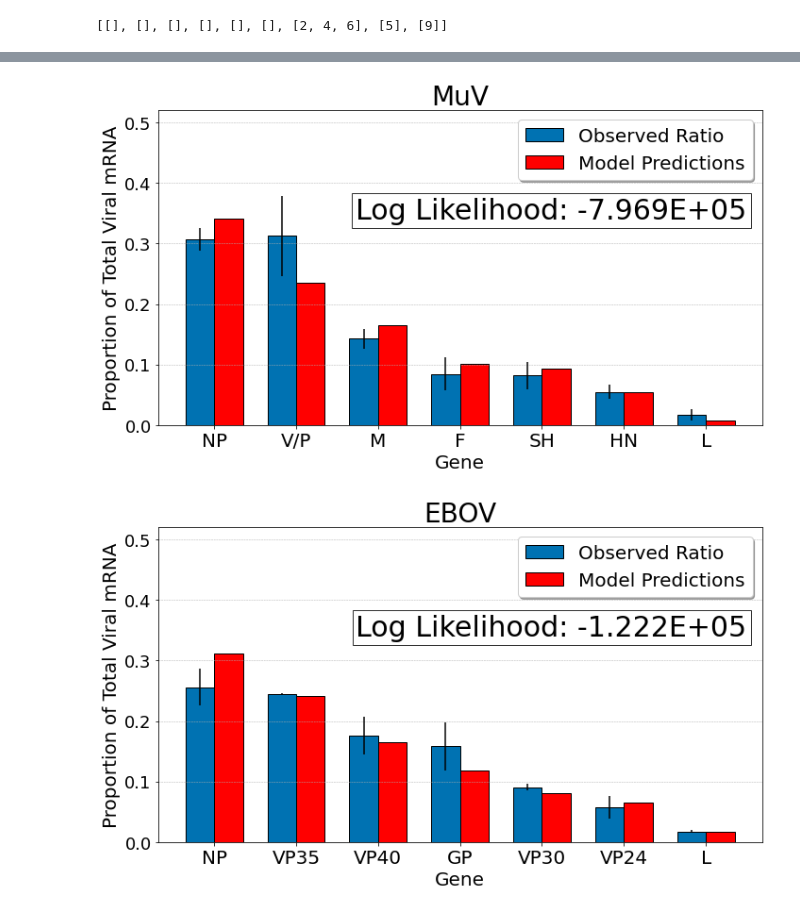
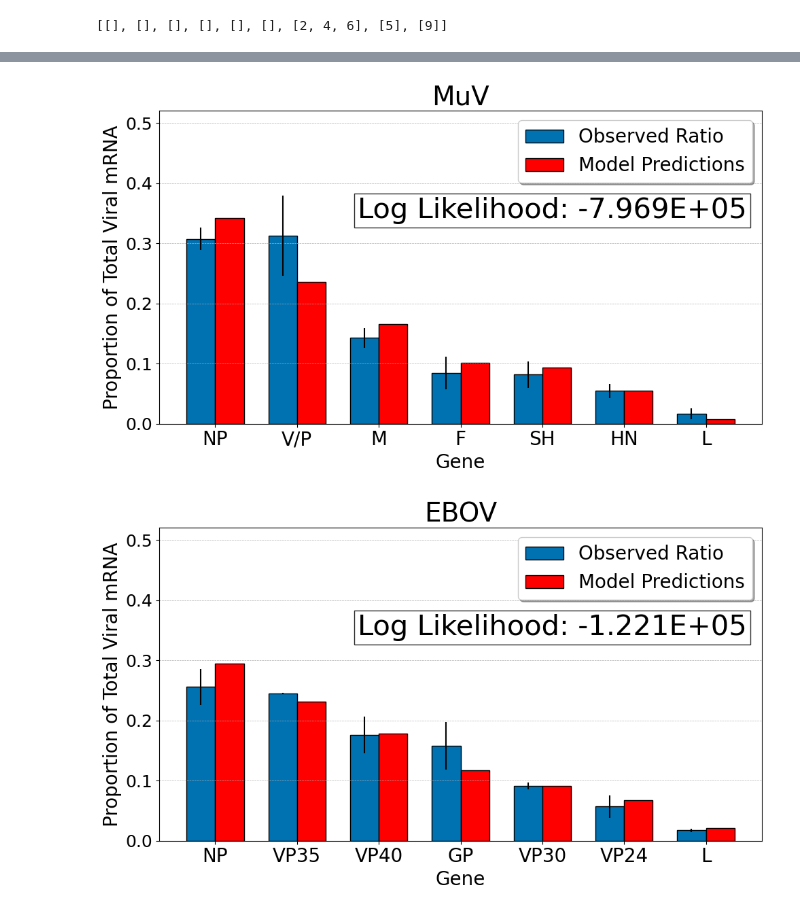
Before and after one commit to Peccoud-Lab/NNSV_Transcription_Model_2024, a Jupyter notebook: Notebook1-NNSV_Transcription_Model.ipynb, the cells around one changed output, grey strips where cells are left out. Drawn from its saved outputs; the diff is of its cells as text; code cells hidden in the pictures.

```diff
--- a/Notebook1-NNSV_Transcription_Model.ipynb
+++ b/Notebook1-NNSV_Transcription_Model.ipynb
@@ -204,10 +237,10 @@ overlaps
 
 def obj_fun(x):
     p = x[0]
-    p_trans = x[1]
-    pred = np.array([p**x * p_trans for x in genome_pos])
+    p_backtrack = x[1]
+    pred = np.array([p**x for x in genome_pos])
     for t in ov:
-        pred[ov] = pred[ov] * (1-p_trans)
+        pred[ov] = pred[ov] * (p_backtrack)
     lambda_pred = pred/np.sum(pred)
     LL = 0
     if len(dv.shape) == 1:
@@ -222,7 +255,7 @@ def obj_fun(x):
             return np.inf
         return LL * -1
 # %%
-# iterate through each virus and fit the model 100,000 times starting at random positions.
+# iterate through each virus and fit the model 10,000 times starting at random positions.
 
 all_fits = []
 all_funcs = []
@@ -232,10 +265,12 @@ for j in range(len(viruses)):
     dv = np.array(virus_data[j])
     ov = overlaps[j]
     genome_pos = virus_genome_pos[j]
-    for i in range(200000):
+    for i in range(10000):
         res = minimize(obj_fun,( np.random.random(2) * np.array([0.5, 1]) ) + np.array([0.5, 0]), bounds = [[0.5, 1], [0, 1]], tol = 1e-20)
         fits.append(res.x)
         funcs.append(res.fun * -1)
+        if i % 10000 == 0:
+            print(i)
     all_fits.append(fits)
     all_funcs.append(funcs)
     print(viruses[j])
@@ -244,7 +298,7 @@ all_fits = np.array(all_fits)
 dfs = []
 for i in range(len(viruses)):
     df = pd.concat( [pd.DataFrame(all_fits[i]) , pd.DataFrame(all_funcs[i])], axis = 1)
-    df.columns = ["p(walk)", "ptransc", "Log Likelihood"]
+    df.columns = ["p_maintain", "p_backtrack", "Log Likelihood"]
     df.to_csv(f"Folder1-Parameter_Fits/{viruses[i]}_fits.csv")
     df = df[df.iloc[:,-1] == np.max(df.iloc[:,-1])].iloc[0]
     dfs.append(df)
@@ -262,10 +316,10 @@ for i in range(len(viruses)):
     pars = list(dfs.iloc[i][0:2])
     ov = overlaps[i]
     p = pars[0]
-    p_trans = pars[1]
-    pred = np.array([p**x * p_trans for x in genome_pos])
+    p_backtrack = pars[1]
+    pred = np.array([p**x for x in genome_pos])
     for t in ov:
-        pred[ov] = pred[ov] * (1-p_trans)
+        pred[ov] = pred[ov] * (p_backtrack)
     pred_norm = pred/np.sum(pred)
     categories = virus_gene_names[i]
     indices = np.arange(len(categories))
@@ -298,6 +352,6 @@ for i in range(len(viruses)):
     ax.text(.975, 0.725, 'Log Likelihood: {:.3E}'.format(mse) , transform=ax.transAxes, fontsize=30,
             verticalalignment='top', horizontalalignment='right', bbox=dict(facecolor='white', alpha=0.8))
     plt.tight_layout()
-    plt.savefig(f"Figures/Fig2/{viruses[i]}_Gradients.svg")
+    plt.savefig(f"Figures/Fig4/{viruses[i]}_Gradients.svg")
     plt.show()
 # %% [output]
@@ -309,2 +363,2 @@ for i in range(len(viruses)):
-[figure, old version]
+[figure, new version]
-[figure, old version]
+[figure, new version]
```
Also changed, not shown: parts of 18 cells of this notebook, 12 other files.
